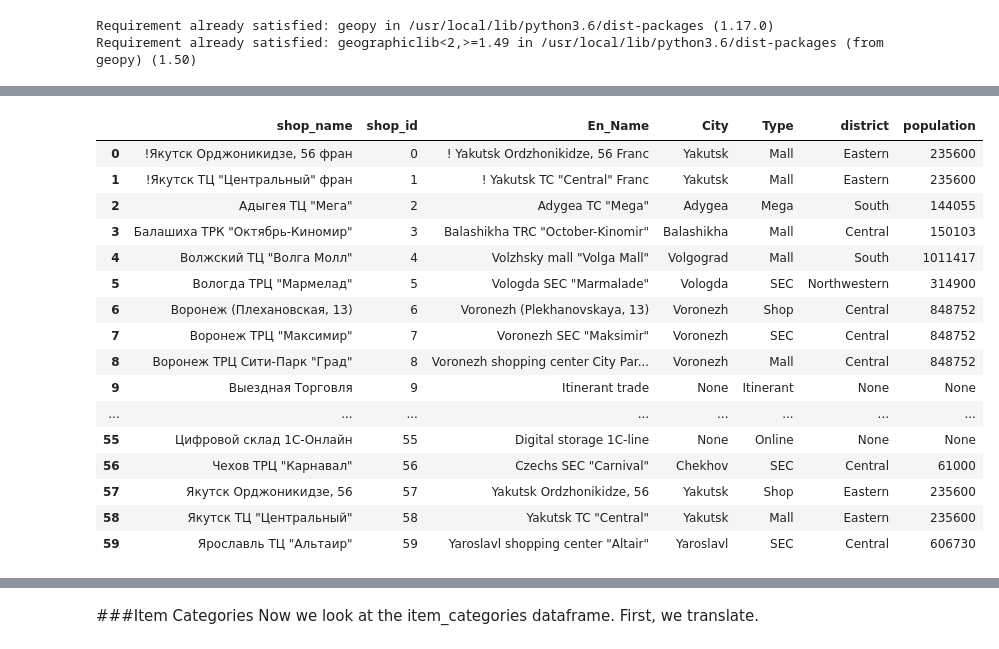
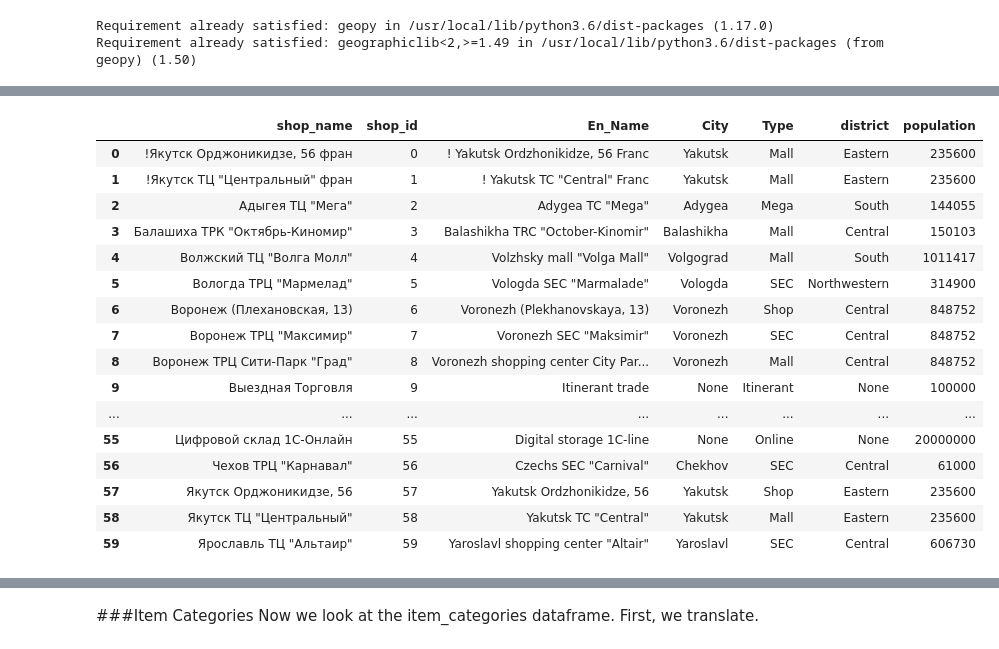
Before and after one commit to migai/Kag, a Jupyter notebook: ipynb_versions/MG_EDA_v2.3.ipynb, the cells around one changed output, grey strips where cells are left out. Saved outputs shown, nothing was run; the diff lists cells and outputs as text; code cells hidden in the pictures.

Commit message:
added population numbers to shops3 NONE cells

```diff
--- a/ipynb_versions/MG_EDA_v2.3.ipynb
+++ b/ipynb_versions/MG_EDA_v2.3.ipynb
@@ -403,6 +321,0 @@ for bc in big_cities:
-# %%
-# Population looks close to that expected from Wikipedia, except for Sevastopol... GeoNames probably doesn't like that I tried to force it into Russia
-geonames_service2 = GeoNames(username='gaidis', timeout=10, user_agent="mgaidis@yahoo.com")  # be sure to enable free web services when creating geonames account
-geonames_geocode2 = RateLimiter(geonames_service2.geocode, min_delay_seconds=1)
-g = geonames_geocode2('Sevastopol', timeout=10)
-print(g.raw["population"])
@@ -447,25 +327,34 @@ shops3['district'] = shops3.City.apply(lambda x:  'None' if (x == 'None') else r
 shops3['population'] = shops3.City.apply(lambda x:  'None' if (x == 'None') else geonames_geocode2(x, timeout=10).raw['population'])
-# %%
-#Fix bad numbers at Zhukovsky and Checkov
-shops3.at[56,'population'] = 61000
-shops3.at[10,'population'] = 105000
-shops3.at[11,'population'] = 105000
-shops3
-# %% [output]
-|  | shop_name | shop_id | En_Name | City | Type | district | population |
-| 0 | !Якутск Орджоникидзе, 56 фран | 0 | ! Yakutsk Ordzhonikidze, 56 Franc | Yakutsk | Mall | Eastern | 235600 |
-| 1 | !Якутск ТЦ "Центральный" фран | 1 | ! Yakutsk TC "Central" Franc | Yakutsk | Mall | Eastern | 235600 |
-| 2 | Адыгея ТЦ "Мега" | 2 | Adygea TC "Mega" | Adygea | Mega | South | 144055 |
-| 3 | Балашиха ТРК "Октябрь-Киномир" | 3 | Balashikha TRC "October-Kinomir" | Balashikha | Mall | Central | 150103 |
-| 4 | Волжский ТЦ "Волга Молл" | 4 | Volzhsky mall "Volga Mall" | Volgograd | Mall | South | 1011417 |
-| 5 | Вологда ТРЦ "Мармелад" | 5 | Vologda SEC "Marmalade" | Vologda | SEC | Northwestern | 314900 |
-| 6 | Воронеж (Плехановская, 13) | 6 | Voronezh (Plekhanovskaya, 13) | Voronezh | Shop | Central | 848752 |
-| 7 | Воронеж ТРЦ "Максимир" | 7 | Voronezh SEC "Maksimir" | Voronezh | SEC | Central | 848752 |
-| 8 | Воронеж ТРЦ Сити-Парк "Град" | 8 | Voronezh shopping center City Par... | Voronezh | Mall | Central | 848752 |
-| 9 | Выездная Торговля | 9 | Itinerant trade | None | Itinerant | None | None |
-| ... | ... | ... | ... | ... | ... | ... | ... |
-| 55 | Цифровой склад 1С-Онлайн | 55 | Digital storage 1C-line | None | Online | None | None |
-| 56 | Чехов ТРЦ "Карнавал" | 56 | Czechs SEC "Carnival" | Chekhov | SEC | Central | 61000 |
-| 57 | Якутск Орджоникидзе, 56 | 57 | Yakutsk Ordzhonikidze, 56 | Yakutsk | Shop | Eastern | 235600 |
-| 58 | Якутск ТЦ "Центральный" | 58 | Yakutsk TC "Central" | Yakutsk | Mall | Eastern | 235600 |
-| 59 | Ярославль ТЦ "Альтаир" | 59 | Yaroslavl shopping center "Altair" | Yaroslavl | SEC | Central | 606730 |
+# %%
+# GeoNames had some trouble with Zhukovsky and Checkov... insert values from Wikipedia
+shops3.at[56,'population'] = 61000
+shops3.at[10,'population'] = 105000
+shops3.at[11,'population'] = 105000
+
+# for 'Itinerant' (traveling salesman) shop, set the population to 100,000 (roughly the number of people the salesman might have access to in day)
+shops3.at[9,'population'] = 100000
+
+# for 'Online' shops, set the population to 20,000,000 (estimate of the number of people who have internet and would place an online order from Russia)
+shops3.at[12,'population'] = 20000000
+shops3.at[20,'population'] = 20000000
+shops3.at[55,'population'] = 20000000
+
+shops3
+# %% [output]
+|  | shop_name | shop_id | En_Name | City | Type | district | population |
+| 0 | !Якутск Орджоникидзе, 56 фран | 0 | ! Yakutsk Ordzhonikidze, 56 Franc | Yakutsk | Mall | Eastern | 235600 |
+| 1 | !Якутск ТЦ "Центральный" фран | 1 | ! Yakutsk TC "Central" Franc | Yakutsk | Mall | Eastern | 235600 |
+| 2 | Адыгея ТЦ "Мега" | 2 | Adygea TC "Mega" | Adygea | Mega | South | 144055 |
+| 3 | Балашиха ТРК "Октябрь-Киномир" | 3 | Balashikha TRC "October-Kinomir" | Balashikha | Mall | Central | 150103 |
+| 4 | Волжский ТЦ "Волга Молл" | 4 | Volzhsky mall "Volga Mall" | Volgograd | Mall | South | 1011417 |
+| 5 | Вологда ТРЦ "Мармелад" | 5 | Vologda SEC "Marmalade" | Vologda | SEC | Northwestern | 314900 |
+| 6 | Воронеж (Плехановская, 13) | 6 | Voronezh (Plekhanovskaya, 13) | Voronezh | Shop | Central | 848752 |
+| 7 | Воронеж ТРЦ "Максимир" | 7 | Voronezh SEC "Maksimir" | Voronezh | SEC | Central | 848752 |
+| 8 | Воронеж ТРЦ Сити-Парк "Град" | 8 | Voronezh shopping center City Par... | Voronezh | Mall | Central | 848752 |
+| 9 | Выездная Торговля | 9 | Itinerant trade | None | Itinerant | None | 100000 |
+| ... | ... | ... | ... | ... | ... | ... | ... |
+| 55 | Цифровой склад 1С-Онлайн | 55 | Digital storage 1C-line | None | Online | None | 20000000 |
+| 56 | Чехов ТРЦ "Карнавал" | 56 | Czechs SEC "Carnival" | Chekhov | SEC | Central | 61000 |
+| 57 | Якутск Орджоникидзе, 56 | 57 | Yakutsk Ordzhonikidze, 56 | Yakutsk | Shop | Eastern | 235600 |
+| 58 | Якутск ТЦ "Центральный" | 58 | Yakutsk TC "Central" | Yakutsk | Mall | Eastern | 235600 |
+| 59 | Ярославль ТЦ "Альтаир" | 59 | Yaroslavl shopping center "Altair" | Yaroslavl | SEC | Central | 606730 |
```
Also changed, not shown: parts of 26 cells of this notebook, 1 other file.
